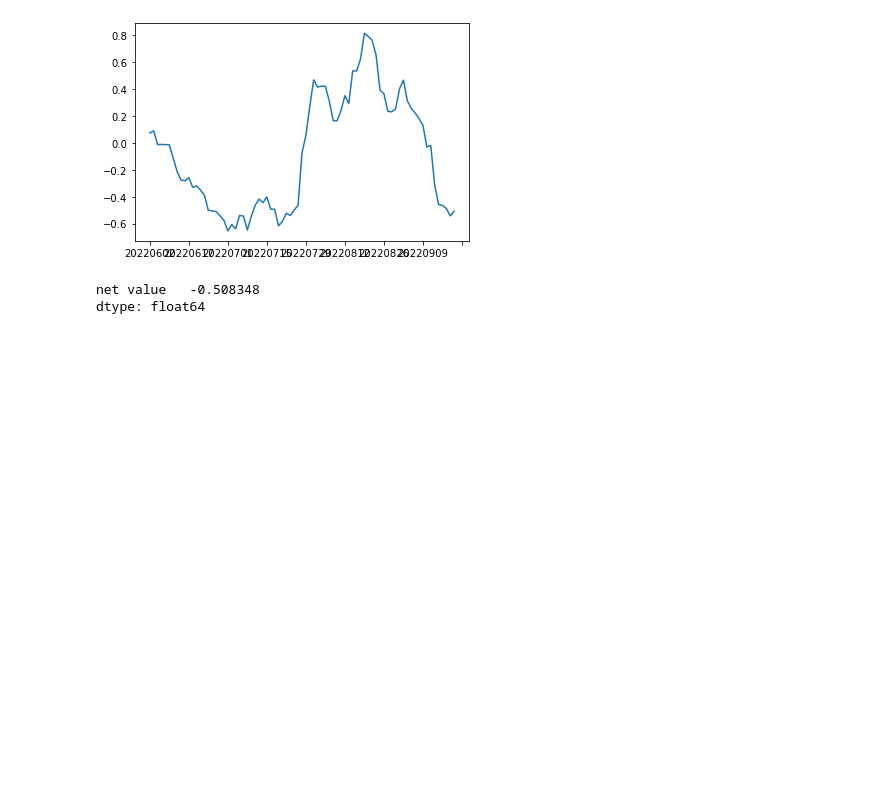
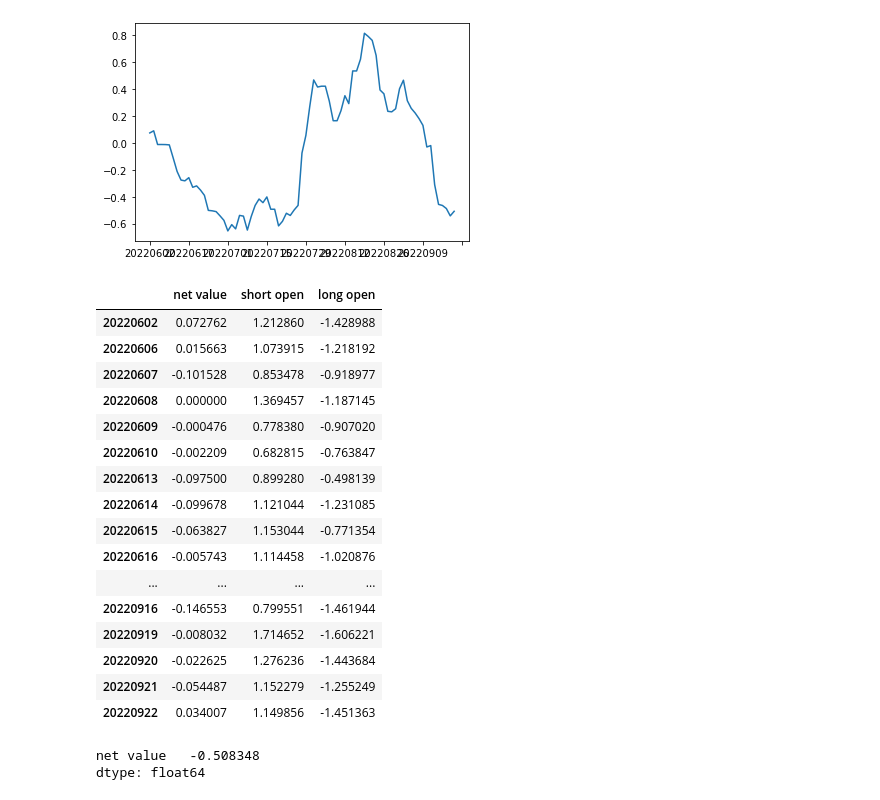
Before and after one commit to PXY11/trading-optimize, a Jupyter notebook: backtest_group_dev.ipynb, the cells around one changed output. Drawn from its saved outputs; the diff is of its cells as text; code cells hidden in the pictures; blank space fills up the shorter version.

```diff
--- a/backtest_group_dev.ipynb
+++ b/backtest_group_dev.ipynb
@@ -516,6 +492,26 @@ pd.concat([df_nv,df_threshold.dropna()],axis=1).cumsum()['net value'].plot()
 # %% [output]
 <AxesSubplot:>
 [figure]
+# %%
+pd.concat([df_nv,df_threshold.dropna()],axis=1)
+# %% [output]
+|  | net value | short open | long open |
+| 20220602 | 0.072762 | 1.212860 | -1.428988 |
+| 20220606 | 0.015663 | 1.073915 | -1.218192 |
+| 20220607 | -0.101528 | 0.853478 | -0.918977 |
+| 20220608 | 0.000000 | 1.369457 | -1.187145 |
+| 20220609 | -0.000476 | 0.778380 | -0.907020 |
+| 20220610 | -0.002209 | 0.682815 | -0.763847 |
+| 20220613 | -0.097500 | 0.899280 | -0.498139 |
+| 20220614 | -0.099678 | 1.121044 | -1.231085 |
+| 20220615 | -0.063827 | 1.153044 | -0.771354 |
+| 20220616 | -0.005743 | 1.114458 | -1.020876 |
+| ... | ... | ... | ... |
+| 20220916 | -0.146553 | 0.799551 | -1.461944 |
+| 20220919 | -0.008032 | 1.714652 | -1.606221 |
+| 20220920 | -0.022625 | 1.276236 | -1.443684 |
+| 20220921 | -0.054487 | 1.152279 | -1.255249 |
+| 20220922 | 0.034007 | 1.149856 | -1.451363 |
 # %%
 df_nv.sum()
 # %% [output]
```
Also changed, not shown: parts of 4 cells of this notebook, 1 other file.
